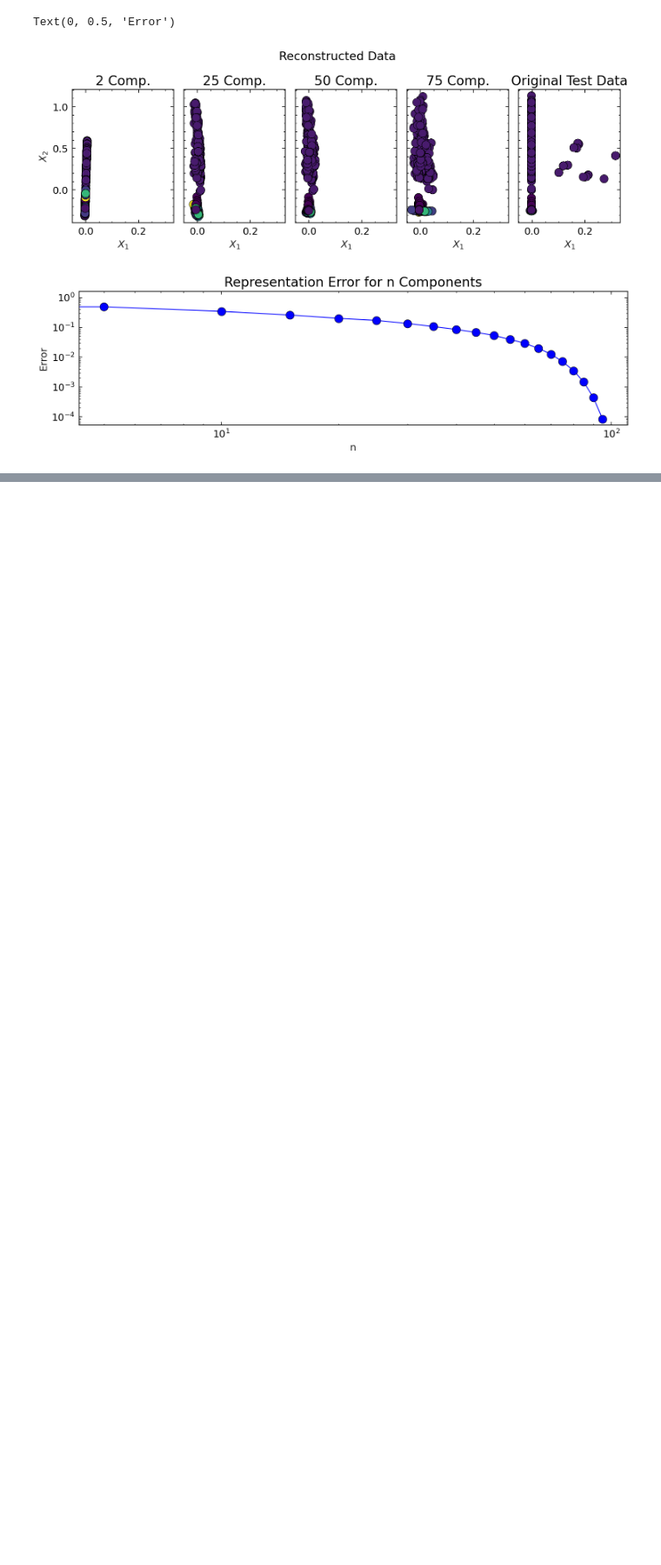
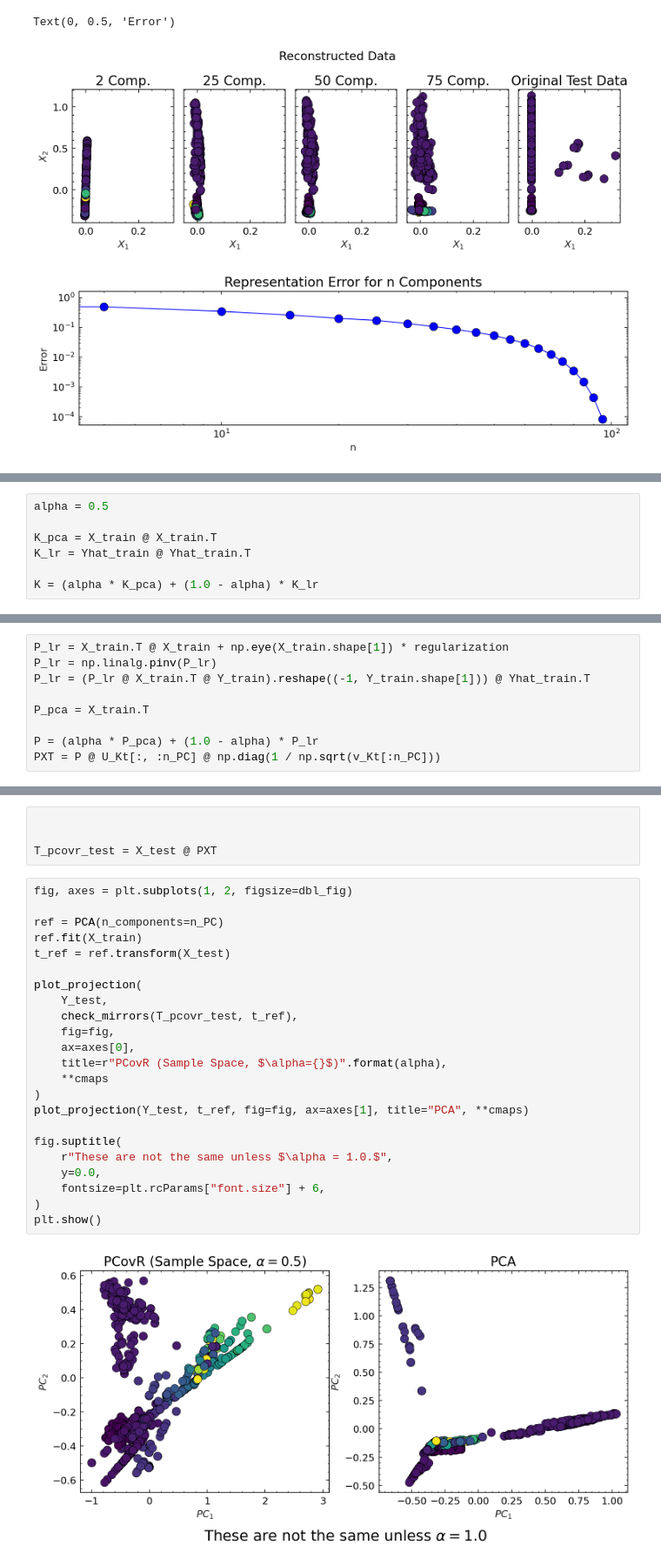
Before and after one commit to epfl-theos/r4-project, a Jupyter notebook: PCA.ipynb, the cells around one changed output, grey strips where cells are left out. Shown at 87% size. Drawn from its saved outputs; the diff is of its cells as text; blank space fills up the shorter version.

```diff
--- a/PCA.ipynb
+++ b/PCA.ipynb
@@ -373,0 +441,7 @@ Text(0, 0.5, 'Error')
+# %%
+alpha = 0.5
+
+K_pca = X_train @ X_train.T
+K_lr = Yhat_train @ Yhat_train.T
+
+K = (alpha * K_pca) + (1.0 - alpha) * K_lr
@@ -373,0 +461,9 @@ Text(0, 0.5, 'Error')
+# %%
+P_lr = X_train.T @ X_train + np.eye(X_train.shape[1]) * regularization
+P_lr = np.linalg.pinv(P_lr)
+P_lr = (P_lr @ X_train.T @ Y_train).reshape((-1, Y_train.shape[1])) @ Yhat_train.T
+
+P_pca = X_train.T
+
+P = (alpha * P_pca) + (1.0 - alpha) * P_lr
+PXT = P @ U_Kt[:, :n_PC] @ np.diag(1 / np.sqrt(v_Kt[:n_PC]))
@@ -373,0 +476,29 @@ Text(0, 0.5, 'Error')
+# %%
+
+
+T_pcovr_test = X_test @ PXT
+# %%
+fig, axes = plt.subplots(1, 2, figsize=dbl_fig)
+
+ref = PCA(n_components=n_PC)
+ref.fit(X_train)
+t_ref = ref.transform(X_test)
+
+plot_projection(
+    Y_test,
+    check_mirrors(T_pcovr_test, t_ref),
+    fig=fig,
+    ax=axes[0],
+    title=r"PCovR (Sample Space, $\alpha={}$)".format(alpha),
+    **cmaps
+)
+plot_projection(Y_test, t_ref, fig=fig, ax=axes[1], title="PCA", **cmaps)
+
+fig.suptitle(
+    r"These are not the same unless $\alpha = 1.0.$",
+    y=0.0,
+    fontsize=plt.rcParams["font.size"] + 6,
+)
+plt.show()
+# %% [output]
+[figure, added]
```
Also changed, not shown: parts of 41 cells of this notebook, 3 other files.
